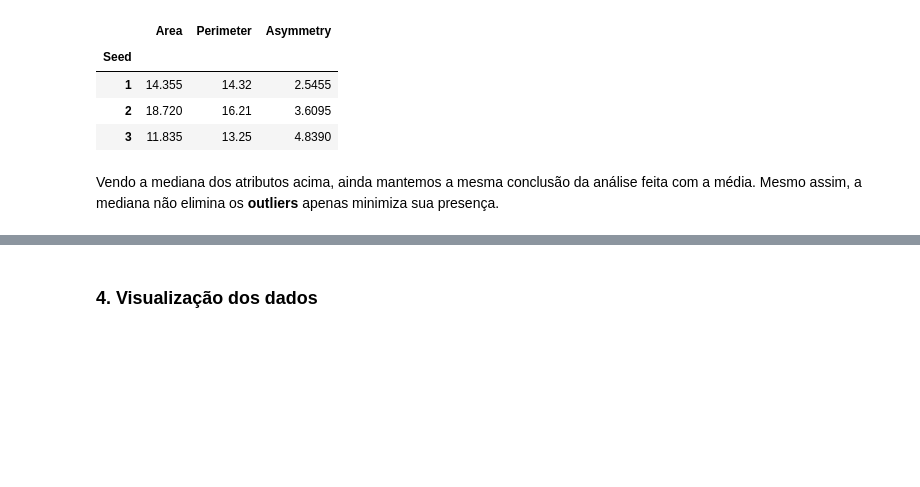
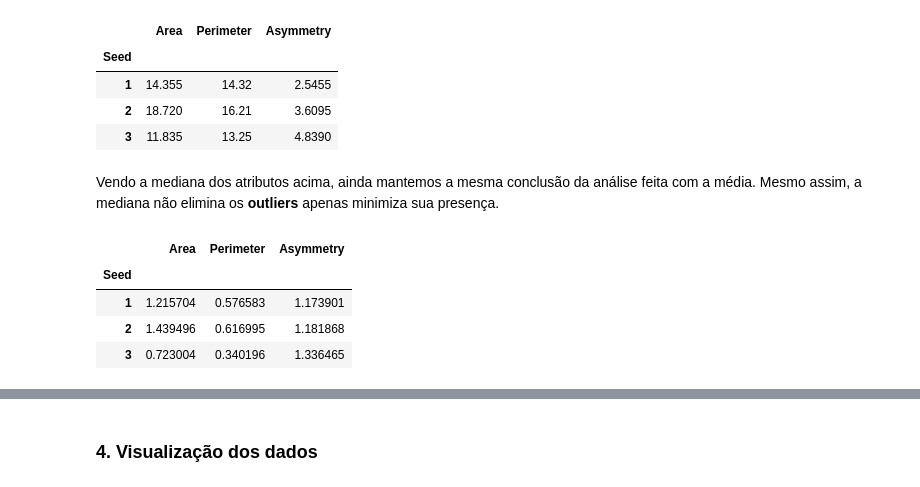
Before and after one commit to julianyraiol/RNA-Works, a Jupyter notebook: Projeto_4/develop/analise/analise.ipynb, the cells around one changed output, grey strips where cells are left out. Saved outputs shown, nothing was run; the diff lists cells and outputs as text; code cells hidden in the pictures; blank space fills up the shorter version.

```diff
--- a/Projeto_4/develop/analise/analise.ipynb
+++ b/Projeto_4/develop/analise/analise.ipynb
@@ -214,3 +227,11 @@ gb.median()
 | 3 | 11.835 | 13.25 | 4.8390 |
 # %% [markdown]
 Vendo a mediana dos atributos acima, ainda mantemos a mesma conclusão da análise feita com a média. Mesmo assim, a mediana não elimina os **outliers** apenas minimiza sua presença.
+# %%
+gb.std()
+# %% [output]
+|  | Area | Perimeter | Asymmetry |
+| Seed |  |  |  |
+| 1 | 1.215704 | 0.576583 | 1.173901 |
+| 2 | 1.439496 | 0.616995 | 1.181868 |
+| 3 | 0.723004 | 0.340196 | 1.336465 |
```
Also changed, not shown: parts of 19 cells of this notebook, 9 other files.
